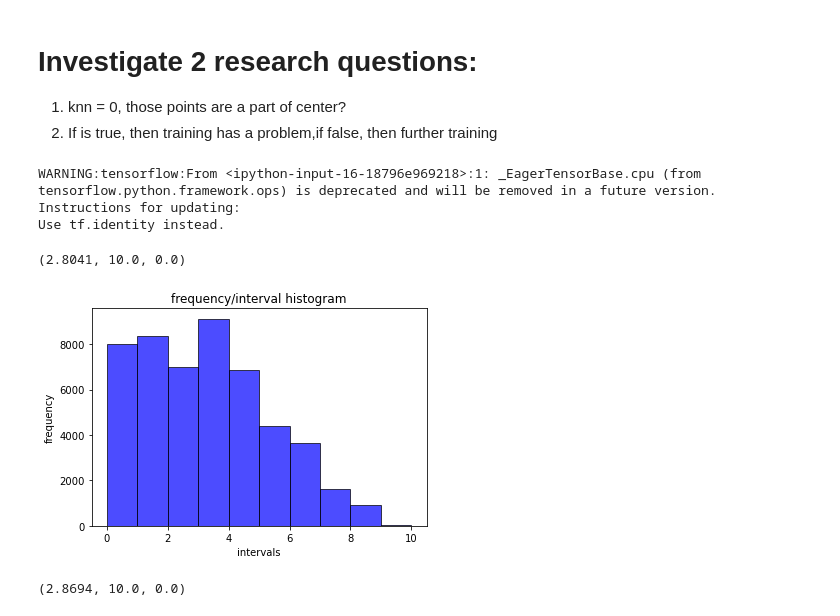
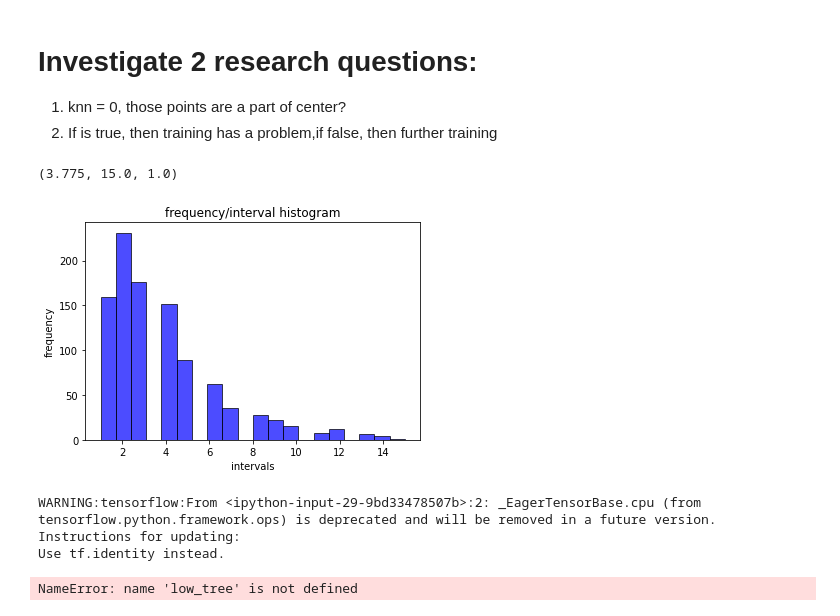
Before and after one commit to xianglinyang/DeepVisualInsight, a Jupyter notebook: DeepView/mixed_complex.ipynb, the cells around one changed output. Drawn from its saved outputs; the diff is of its cells as text; code cells hidden in the pictures.

```diff
--- a/DeepView/mixed_complex.ipynb
+++ b/DeepView/mixed_complex.ipynb
@@ -167,6 +167,11 @@ encoder = tf.keras.Sequential([
     tf.keras.layers.InputLayer(input_shape=dims),
     tf.keras.layers.Flatten(),
     tf.keras.layers.Dense(units=1024, activation="relu"),
+    tf.keras.layers.Dense(units=1024, activation="relu"),
+    tf.keras.layers.Dense(units=1024, activation="relu"),
+    tf.keras.layers.Dense(units=1024, activation="relu"),
+#     tf.keras.layers.Dense(units=1024, activation="relu"),
+#     tf.keras.layers.Dense(units=512, activation="relu"),
     tf.keras.layers.Dense(units=n_components),
 ])
 encoder.summary()
@@ -467,60 +452,59 @@ Keras encoder model loaded from parametric_umap_models\dbp_exp\decoder_core_comp
 low_center = encoder(border_center).cpu().numpy()
 low_train = encoder(train_data).cpu().numpy()
 from sklearn.neighbors import KDTree
-high_tree = KDTree(border_center)
-low_tree = KDTree(low_center)
+high_tree = KDTree(train_data)
+low_tree = KDTree(low_train)
-# %% [output]
-WARNING:tensorflow:From <ipython-input-16-18796e969218>:1: _EagerTensorBase.cpu (from tensorflow.python.framework.ops) is deprecated and will be removed in a future version.
-Instructions for updating:
-Use tf.identity instead.
 # %%
 # k=15
-_, high_ind = high_tree.query(train_data, k=10)
-_, low_ind = low_tree.query(low_train, k=10)
-border_pres = np.zeros(len(train_data))
-for i in range(len(train_data)):
+_, high_ind = high_tree.query(train_data[:1000], k=20)
+_, low_ind = low_tree.query(low_train[:1000], k=20)
+border_pres = np.zeros(len(train_data[:1000]))
+for i in range(len(train_data[:1000])):
     border_pres[i] = len(np.intersect1d(high_ind[i],low_ind[i]))
 # new complex core K=10
 border_pres.mean(), border_pres.max(),border_pres.min()
 # %% [output]
-(2.8041, 10.0, 0.0)
+(3.775, 15.0, 1.0)
 # %%
 # diagram of positive samples
 import matplotlib.pyplot as plt
 import numpy as np
 import matplotlib
 
 """
 绘制直方图
 data:必选参数，绘图数据
 bins:直方图的长条形数目，可选项，默认为10
 normed:是否将得到的直方图向量归一化，可选项，默认为0，代表不归一化，显示频数。normed=1，表示归一化，显示频率。
 facecolor:长条形的颜色
 edgecolor:长条形边框的颜色
 alpha:透明度
 """
-plt.hist(border_pres, bins=10, density=0, stacked=True, facecolor="blue", edgecolor="black", alpha=0.7)
+plt.hist(border_pres, bins=20, density=0, stacked=True, facecolor="blue", edgecolor="black", alpha=0.7)
 # 显示横轴标签
 plt.xlabel("intervals")
 # 显示纵轴标签
 plt.ylabel("frequency")
 # 显示图标题
 plt.title("frequency/interval histogram")
 plt.show()
 # %% [output]
-[figure, old version]
+[figure, new version]
 # %%
 # k=15
 low_centers = encoder(centers).cpu().numpy()
-_, high_ind = high_tree.query(centers, k=10)
-_, low_ind = low_tree.query(low_centers, k=10)
+_, high_ind = high_tree.query(centers, k=20)
+_, low_ind = low_tree.query(low_centers, k=20)
 border_pres = np.zeros(len(centers))
 for i in range(len(centers)):
     border_pres[i] = len(np.intersect1d(high_ind[i],low_ind[i]))
 # new complex core K=10
 border_pres.mean(), border_pres.max(),border_pres.min()
 # %% [output]
-(2.8694, 10.0, 0.0)
+WARNING:tensorflow:From <ipython-input-29-9bd33478507b>:2: _EagerTensorBase.cpu (from tensorflow.python.framework.ops) is deprecated and will be removed in a future version.
+Instructions for updating:
+Use tf.identity instead.
+NameError: name 'low_tree' is not defined
 # %%
 plt.hist(border_pres, bins=10, density=0, stacked=True, facecolor="blue", edgecolor="black", alpha=0.7)
 # 显示横轴标签
```
Also changed, not shown: parts of 10 cells of this notebook, 5 other files.
